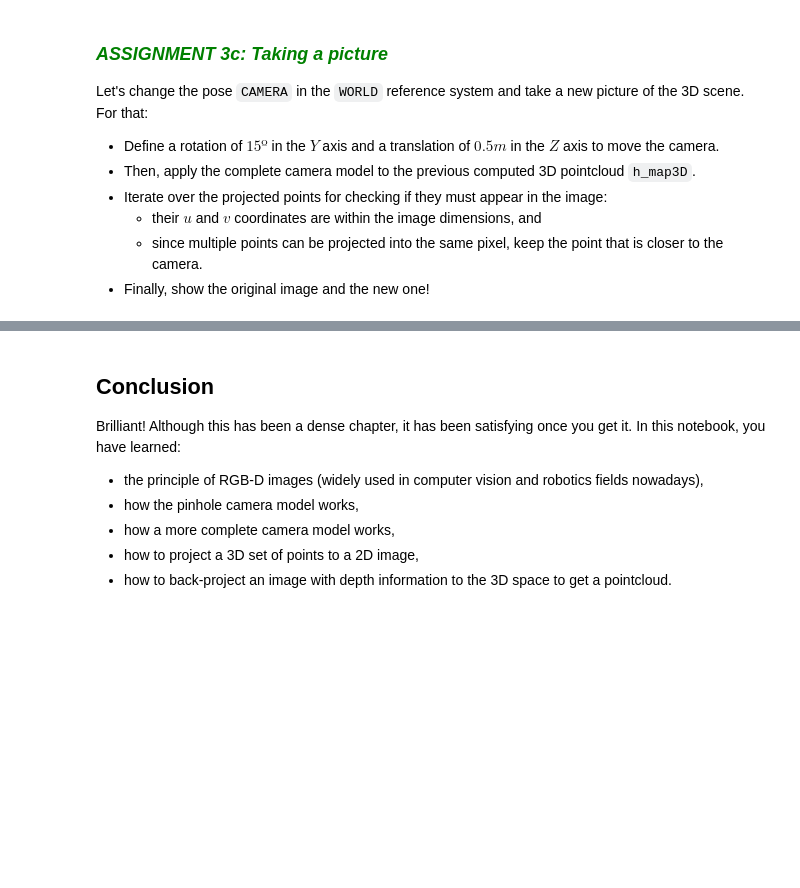
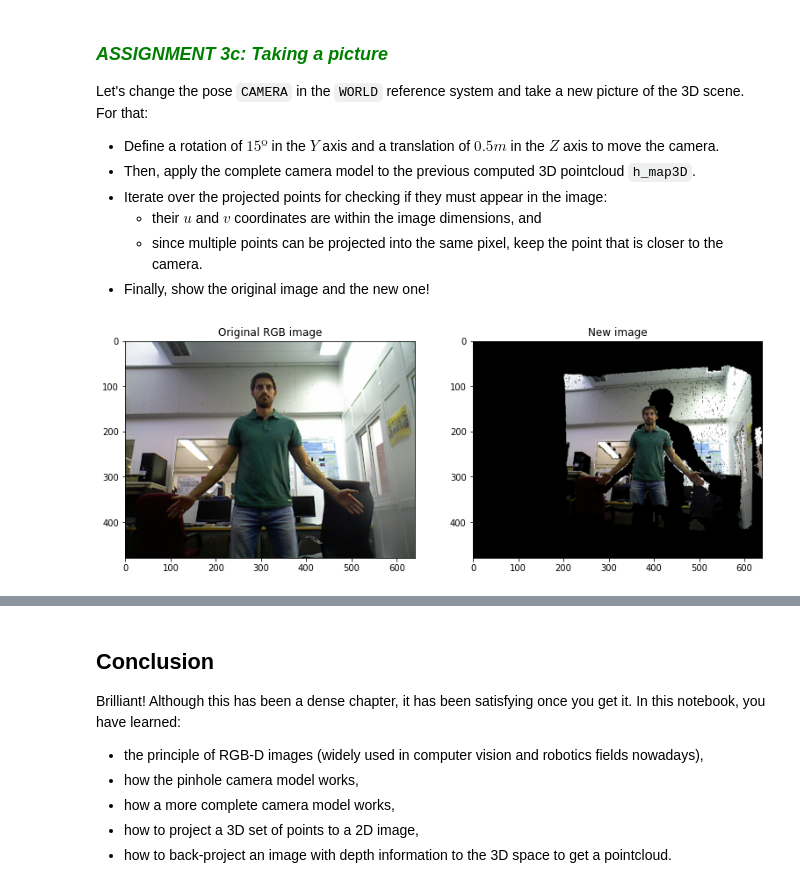
Before and after one commit to rubenjr0/uma_cv_2024, a Jupyter notebook: Chapter 08. Image Formation/8.4 The Camera model.ipynb, the cells around one changed output, grey strips where cells are left out. Cells and saved outputs as stored; diff of their text form; code cells hidden in the pictures; blank space fills up the shorter version.

```diff
--- a/Chapter 08. Image Formation/8.4 The Camera model.ipynb
+++ b/Chapter 08. Image Formation/8.4 The Camera model.ipynb
@@ -446,9 +448,9 @@ image = cv2.cvtColor(image,cv2.COLOR_BGR2RGB)
 depth = cv2.imread(images_path + "person_depth.png",0)
 
 # Import intrinsic parameters
-f  = None
-u0 = None
-v0 = None
+f  = 525
+u0 = 319.5
+v0 = 239.5
 
 # Matrix for storing (homogeneous) sensor coordinates
 h_sensor = np.zeros((3,image.shape[0]*image.shape[1]))
@@ -458,8 +460,8 @@ point = 0
 for v in range(image.shape[0]): # rows
     for u in range(image.shape[1]): # columns
         # Transform to sensor coordinates
-        h_sensor[0,point] = None
-        h_sensor[1,point] = None
+        h_sensor[0,point] = (u - u0) / f
+        h_sensor[1,point] = (v - v0) / f
         h_sensor[2,point] = 1 # Homogeneous coordinates
         point += 1
 
@@ -524,25 +531,25 @@ Let's change the pose `CAMERA` in the `WORLD` reference system and take a new pi
 %matplotlib inline
 
 # intrinsic parameters
-f  = None
-u0 = None
-v0 = None
+f  = 525
+u0 = 319.5
+v0 = 239.5
 
 # Define transformation matrices
-angle = np.radians(None)
-R = np.array(None) # rotation
+angle = np.radians(15)
+R = np.array([[cos(angle), 0, sin(angle)], [0, 1, 0], [-sin(angle),0,cos(angle)]]) # rotation
 
 T = np.zeros((3,4))
 T[0:3,0:3] = R
-T[0:3,3] = None # translation
+T[0:3,3] = [0, 0, 0.5] # translation
 
-K = np.array(None)
+K = np.array([[f, 0, u0], [0, f, v0], [0, 0, 1]])
 
 # Transform map to homogenous coordinates
 h_map3D = np.append(map_3d, np.ones((1,map_3d.shape[1])), axis=0)
 
 # Apply transformation
-h_new_image = None @ None @ None
+h_new_image = K @ T @ h_map3D
 
 # Transform to cartesian (they may appear zeroes in z!)
 proj = np.divide(h_new_image[:2,:], h_new_image[2,:], where=h_new_image[2,:]!=0)
@@ -551,26 +558,28 @@ proj = proj.astype(int)
 # %%
 # Construct new image
 new_image = np.zeros_like(image)
 new_depth = np.full(depth.shape,np.inf)
 
 image_vector = image.reshape(image.shape[0]*image.shape[1],3) # this is a Nx3 vector with the all pixels in RGB
 
 # iterate over the projected points and check if they must appear in the image
 for p in range(proj.shape[1]):
         u,v = proj[:,p]
         z = h_map3D[2,p] # z-coordinate
         # Should this pixel appear in the image?
-        if (u>=None) and (u<None]) and (v>=None) and (v<None): # Check if pixel is in bounds
+        if (u >= 0) and (u<new_image.shape[1]) and (v>=0) and (v<new_image.shape[0]): # Check if pixel is in bounds
             if (new_depth[v,u] > z): # Check if pixel is closer than other in that position
-                new_depth[v,u] = None
+                new_depth[v,u] = z
                 new_image[v,u,:] = image_vector[p,:] # Get the color
 
 # Show original image
 fig, (ax1,ax2) = plt.subplots(1,2,figsize=(13, 13))
-ax1.imshow(None)
+ax1.imshow(image)
 ax1.set_title("Original RGB image")
-ax2.imshow(None)
+ax2.imshow(new_image)
 ax2.set_title("New image");
+# %% [output]
+[figure, added]
 # %% [markdown]
 This is the resulting image you should have obtained:
 
```
Also changed, not shown: parts of 6 cells of this notebook, 4 other files.
